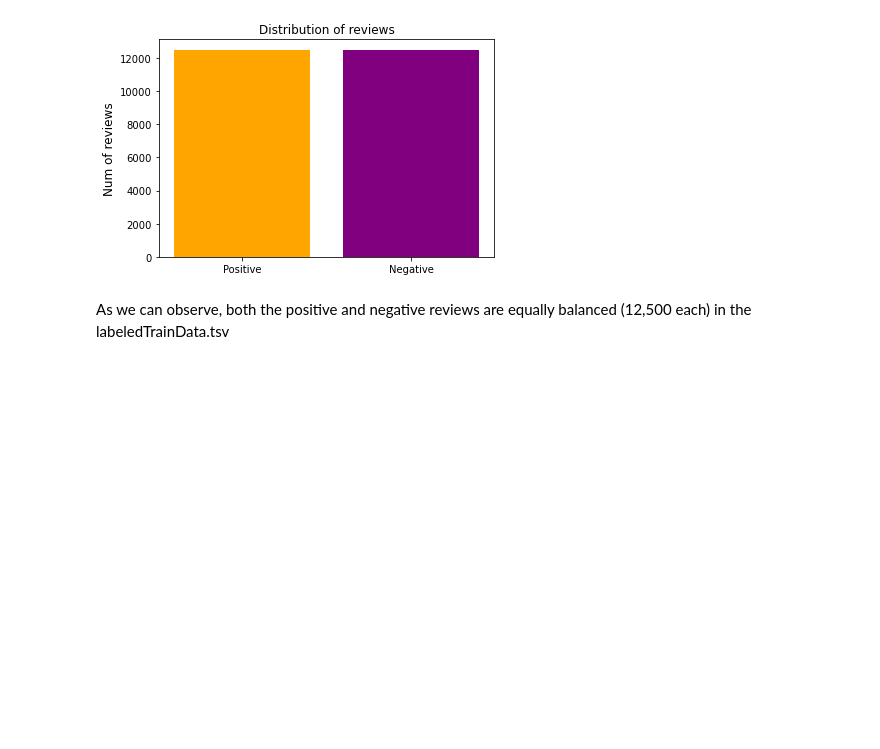
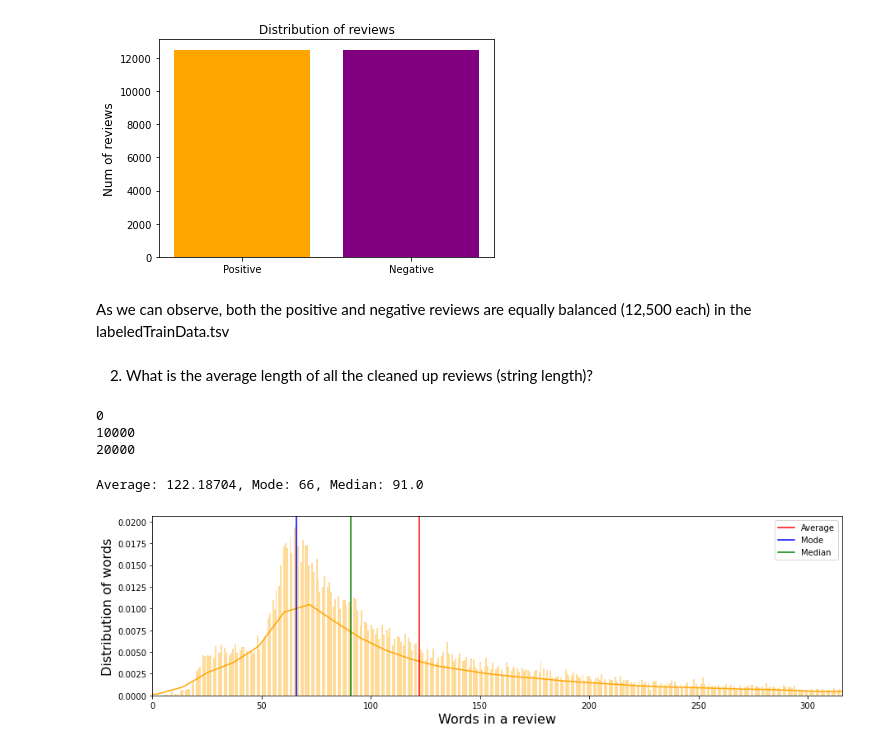
Before and after one commit to yasoobkhalid1/IMDB-Reviews-Sentiment-Anaylsis, a Jupyter notebook: cnn_model.ipynb, the cells around one changed output. Drawn from its saved outputs; the diff is of its cells as text; code cells hidden in the pictures; blank space fills up the shorter version.

Commit message:
added word_len_dist

```diff
--- a/cnn_model.ipynb
+++ b/cnn_model.ipynb
@@ -59,7 +59,7 @@ def preprocess_review(unclean_review):
     lemmatized_tokens = list(map(lambda x: lemmatizer.lemmatize(x, "v"), tokens))
     # removing all the stop words in the review
     result = [t for t in lemmatized_tokens if not t in stop_words]
-    return " ".join(result)
+    return result
 # %% [markdown]
 ## Training the Model
 # %%
@@ -258,3 +258,37 @@ Text(0, 0.5, 'Num of reviews')
 [figure]
 # %% [markdown]
 As we can observe, both the positive and negative reviews are equally balanced (12,500 each) in the labeledTrainData.tsv
+# %% [markdown]
+2) What is the average length of all the cleaned up reviews (string length)?
+# %%
+cleaned_reviews = []
+for i in range(len(train_1["review"])):
+    if i % 10000 == 0:
+        print(i)
+    cleaned_reviews.append(preprocess_review(train_1["review"][i]))
+# %% [output]
+0
+10000
+20000
+# %%
+import scipy, statistics
+review_lengths = []
+for review in cleaned_reviews:
+    review_lengths.append(len(review))
+average = np.mean(review_lengths)
+mode = statistics.mode(review_lengths)
+median = np.median(review_lengths)
+# %%
+fig, ax = plt.subplots(figsize=(15, 4))
+sb.distplot(review_lengths, bins=2000, ax=ax, color="orange")
+ax.set_xlim(left=0, right=np.percentile(review_lengths, 95))
+ax.set_xlabel("Words in a review", fontsize=16)
+ax.set_ylabel("Distribution of words", fontsize=16)
+plt.axvline(x=average, ymin=0, ymax=1, label="Average", color="red")
+plt.axvline(x=mode, ymin=0, ymax=1, label="Mode", color="blue")
+plt.axvline(x=median, ymin=0, ymax=1, label="Median", color="green")
+plt.legend()
+print("Average: {}, Mode: {}, Median: {}".format(average, mode, median))
+# %% [output]
+Average: 122.18704, Mode: 66, Median: 91.0
+[figure, added]
```
Also changed, not shown: parts of 1 cell of this notebook, 1 other file.
